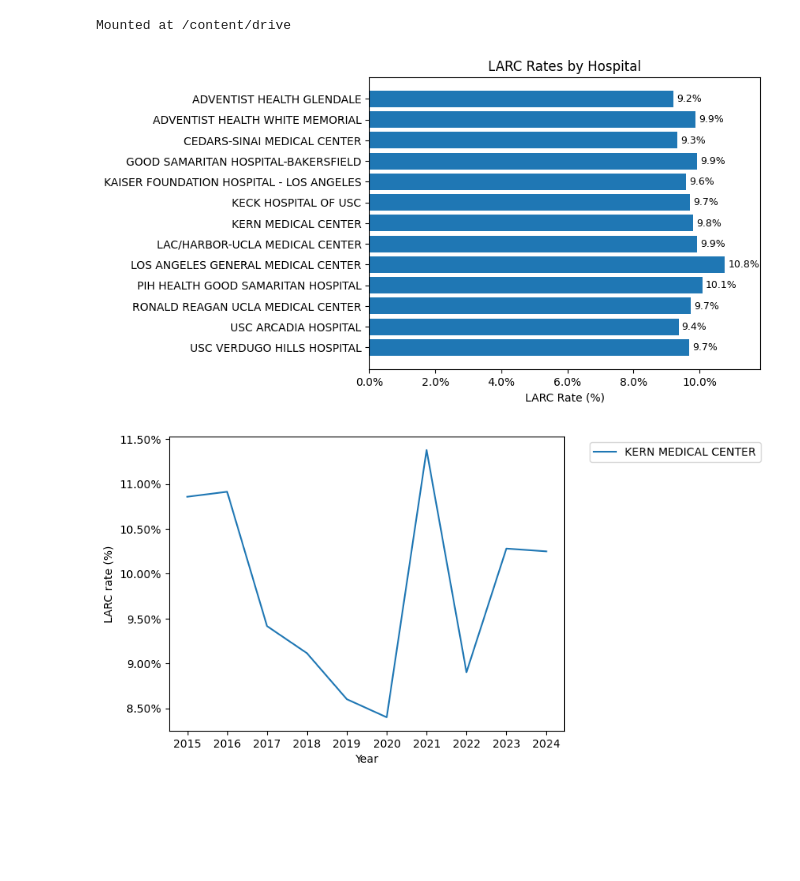
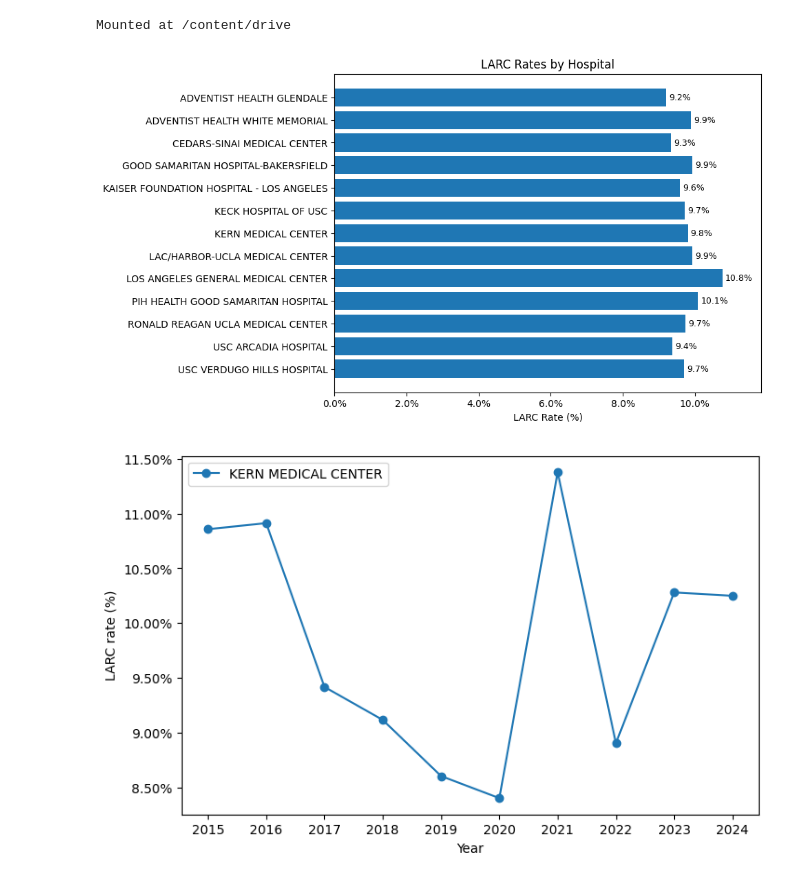
Before and after one commit to orchid-initiative/postpartum-larc, a Jupyter notebook: analysis/larc_analysis_presentation_notebook.ipynb, the cells around one changed output. Cells and saved outputs as stored; diff of their text form; code cells hidden in the pictures; blank space fills up the shorter version.

Commit message:
Updated graphs with cleaned-up code and new comments

```diff
--- a/analysis/larc_analysis_presentation_notebook.ipynb
+++ b/analysis/larc_analysis_presentation_notebook.ipynb
@@ -42,39 +42,40 @@ def larc_stats(col, df):
 hospital_name, hospital_name_larc = larc_stats("hospital_name", larc_dataset)
 hospital_name_larc_rates = {key: (val * 100) / hospital_name[key] for key, val in hospital_name_larc.items()}
 # %%
-# use default visual style
-plt.style.use("default")
-
-# set titles and axis labels
-plt.title("LARC Rates by Hospital")
-plt.xlabel("LARC Rate (%)")
+# initialize plot
+fig, ax = plt.subplots(figsize = (8, 6))
 
 # sort data alphabetically by hospital name
 sorted_data = dict(sorted(hospital_name_larc_rates.items(),
                           key = lambda x: x[0],
                           reverse = True))
 names = list(sorted_data.keys())
 values = list(sorted_data.values())
 
+sorted_data = sorted(hospital_name_larc_rates.items(), reverse = True)
+names = [name for name, _ in sorted_data]
+values = [value for _, value in sorted_data]
+
 # plot the values as horizontal bars
-bars = plt.barh(names, values)
+bars = ax.barh(names, values)
+
+# set titles and axis labels
+ax.set_title("LARC Rates by Hospital")
+ax.set_xlabel("LARC Rate (%)")
 
 # set the axis ticks to display as percentages
-ax = plt.gca()
 ax.xaxis.set_major_formatter(mtick.PercentFormatter(xmax=100))
 
 # adjust the right margin for visibility
 ax.set_xlim(0, max(values) * 1.1)
 
-# plot the precise value of each bar alongside the bar
-for bar in bars:
-  plt.text(
-      bar.get_width() + 0.1,
-      bar.get_y() + bar.get_height() / 2,
-      f"{bar.get_width():.1f}%",
-      va="center",
-      fontsize = 9,
-  )
+# add labels to bars
+ax.bar_label(bars,
+             fmt = "%.1f%%",
+             padding = 3,
+             fontsize = 9)
+
+plt.show()
 # %% [output]
-[figure, old version]
+[figure, new version]
 # %%
@@ -94,32 +95,29 @@ hospital = "KERN MEDICAL CENTER"
 hospital_df = plot_df[plot_df["hospital_name"] == hospital]
 
 # initialize graph
-fig, ax = plt.subplots()
+fig, ax = plt.subplots(figsize = (8, 5))
 
 # plot the values as a line graph
-ax = plt.gca()
-for hospital, data in hospital_df.groupby("hospital_name"):
-  plt.plot(
-      data["dsch_yr"],
-      data["larc_rate"],
-      label = hospital
-  )
+ax.plot(
+    hospital_df["dsch_yr"],
+    hospital_df["larc_rate"],
+    marker = "o",
+    label = hospital
+)
 
 # make sure there is an x axis label for every year
 years = sorted(plot_df["dsch_yr"].unique())
 ax.set_xticks(years)
-plt.xlabel("Year")
+ax.set_xlabel("Year")
 
 # display the y axis label in %
 ax.yaxis.set_major_formatter(mtick.PercentFormatter(xmax=1))
-
-# axis labels
-plt.ylabel("LARC rate (%)")
+ax.set_ylabel("LARC rate (%)")
 
 # display the legend
-plt.legend(bbox_to_anchor=(1.05, 1), loc = "upper left")
+ax.legend()
 
 # display graph
 plt.show()
 # %% [output]
-[figure, old version]
+[figure, new version]
```
Also changed, not shown: parts of 1 cell of this notebook.
